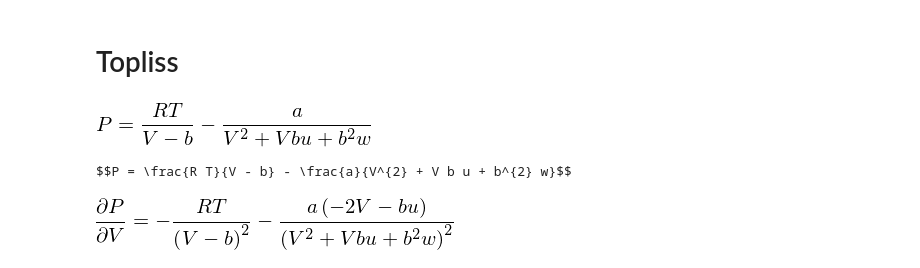
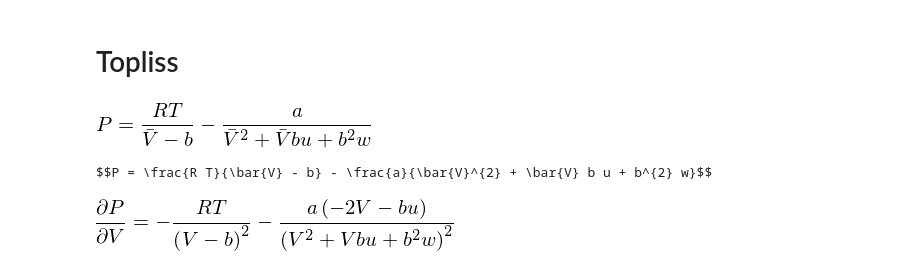
Before and after one commit to iurisegtovich/EQE359_Termodinamica_I, a Jupyter notebook: material_didatico/aula_eos/sympy_eos.ipynb, the cells around one changed output. Saved outputs shown, nothing was run; the diff lists cells and outputs as text; code cells hidden in the pictures.

```diff
--- a/material_didatico/aula_eos/sympy_eos.ipynb
+++ b/material_didatico/aula_eos/sympy_eos.ipynb
@@ -5,19 +5,19 @@ from IPython.display import display
 # %% [markdown]
 # Topliss
 # %%
-V,a,b,R,T,u,w = sym.symbols('V,a,b,R,T,u,w')
+V,a,b,R,T,u,w = sym.symbols(r'\bar{V},a,b,R,T,u,w')
 
 #Equação de Soave [Poling]
 P=R*T/(V-b)-a/(V**2+u*b*V+w*b**2)
 
 P_eq=sym.Eq(sym.symbols('P'),P)
 
 display(P_eq)
 
 print( sym.latex(P_eq, mode='equation', itex=True) )
 # %% [output]
-[figure, old version]
+[figure, new version]
-$$P = \frac{R T}{V - b} - \frac{a}{V^{2} + V b u + b^{2} w}$$
+$$P = \frac{R T}{\bar{V} - b} - \frac{a}{\bar{V}^{2} + \bar{V} b u + b^{2} w}$$
 # %%
 dPdV=sym.diff(P,V)
 
```
Also changed, not shown: 2 other files.
